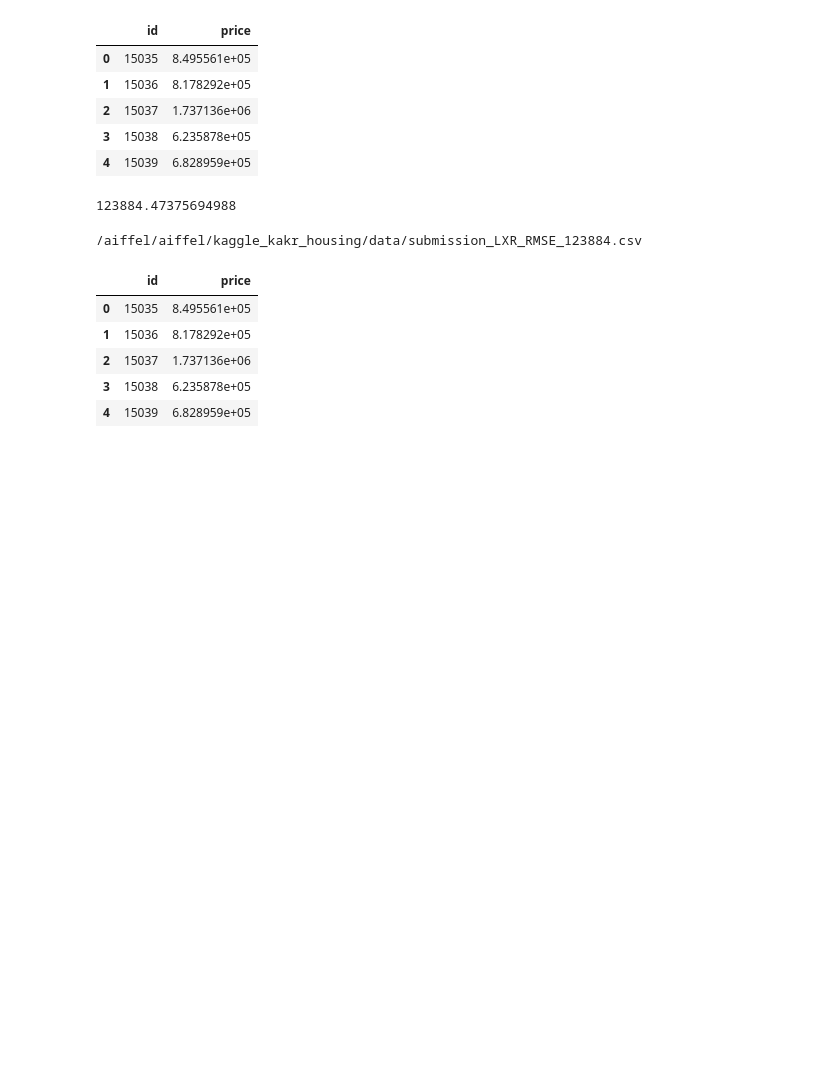
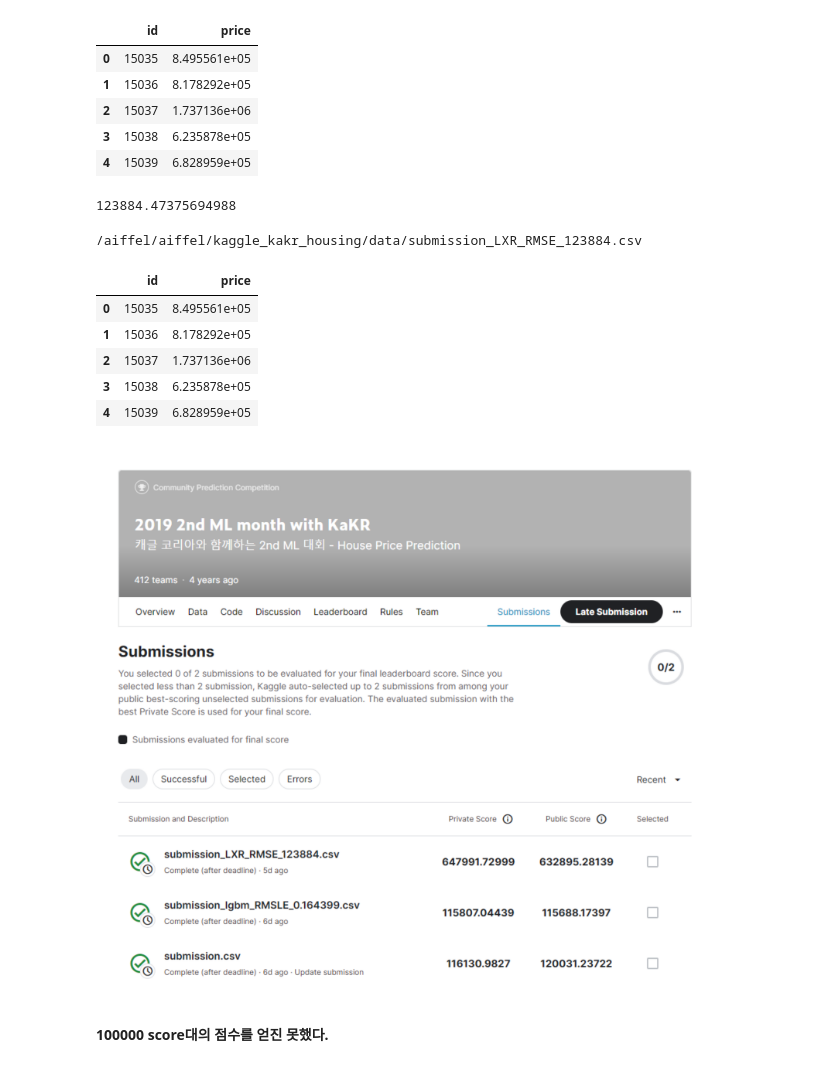
Before and after one commit to yeonseokChoe/2023-AIFFEL-QUEST, a Jupyter notebook: ExplorationQUEST02/Project.ipynb, the cells around one changed output. Saved outputs shown, nothing was run; the diff lists cells and outputs as text; code cells hidden in the pictures; blank space fills up the shorter version.

```diff
--- a/ExplorationQUEST02/Project.ipynb
+++ b/ExplorationQUEST02/Project.ipynb
@@ -317,3 +317,16 @@ submission.head()
 | 2 | 15037 | 1.737136e+06 |
 | 3 | 15038 | 6.235878e+05 |
 | 4 | 15039 | 6.828959e+05 |
+# %%
+import cv2
+kaggle_score_path = './kaggle.png'
+img_kaggle = cv2.imread(kaggle_score_path)
+
+plt.figure(figsize=(15,15))
+plt.axis('off')
+plt.imshow(cv2.cvtColor(img_kaggle, cv2.COLOR_BGR2RGB))
+plt.show()
+# %% [output]
+[figure, added]
+# %% [markdown]
+__100000 score대의 점수를 얻진 못했다.__
```
Also changed, not shown: 1 other file.
